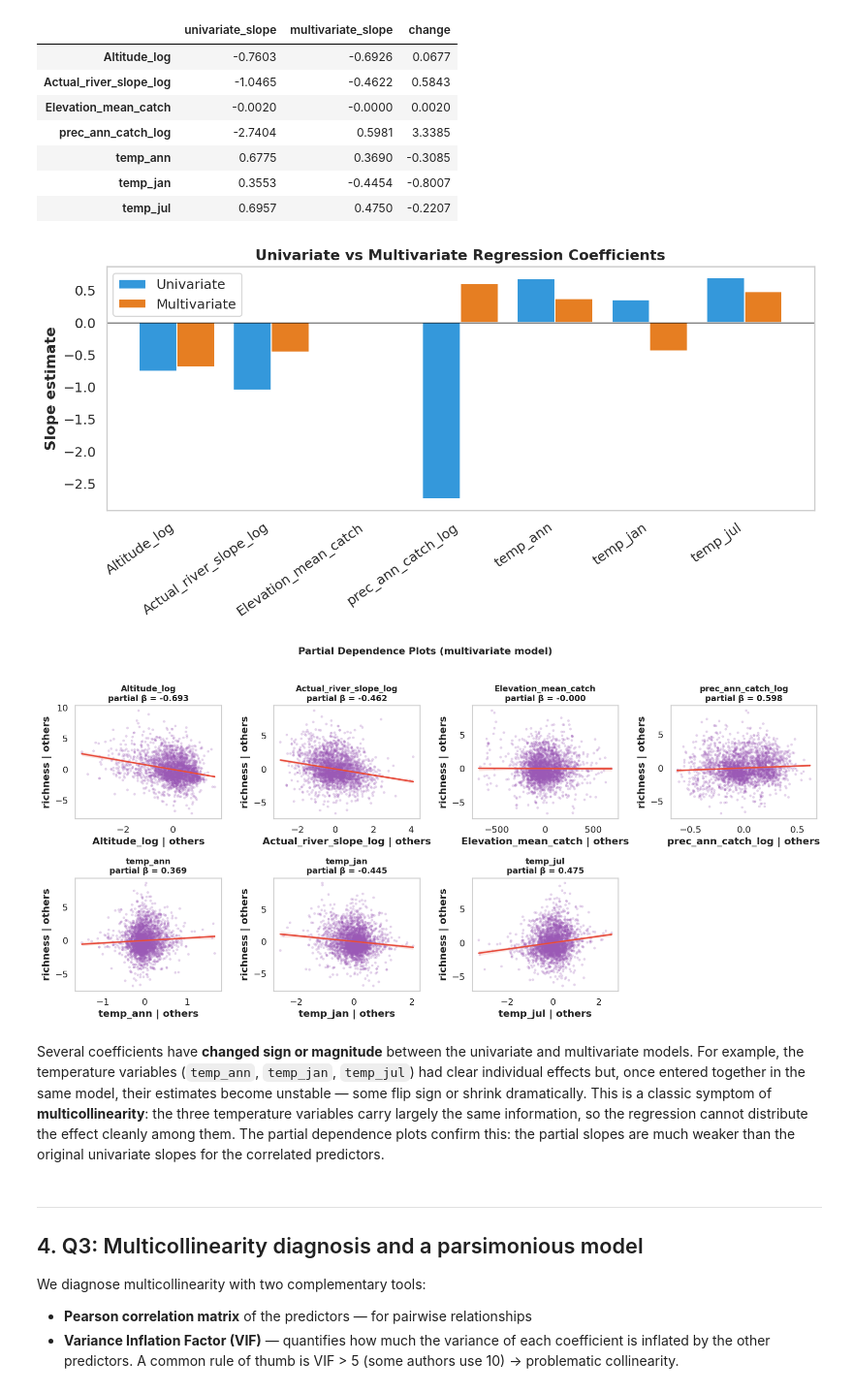
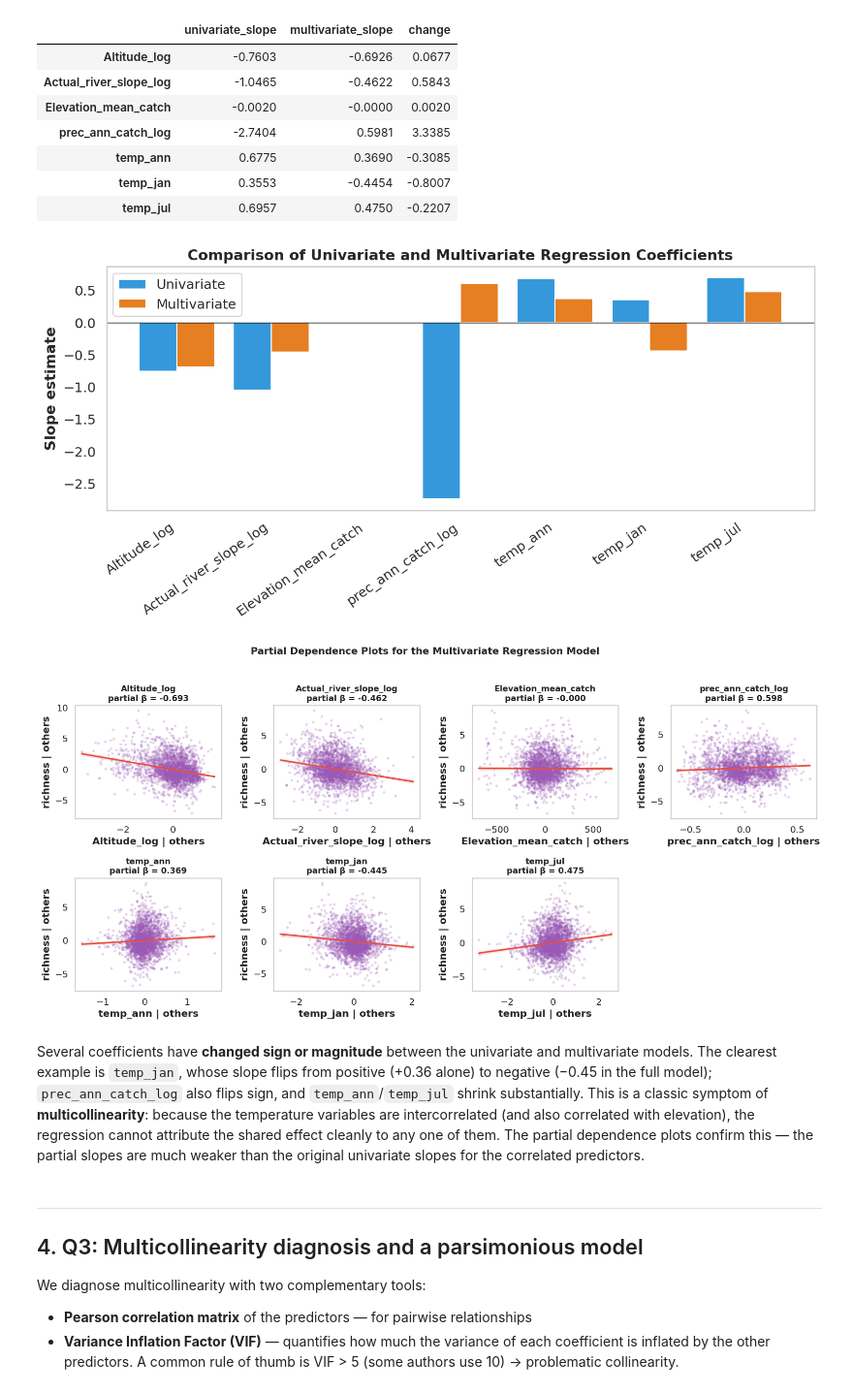
Before and after one commit to dgonzales1222/greends_avcad_exercises, a Jupyter notebook: exercise_07/avcad_ex07_dgonzales.ipynb, the cells around one changed output. Shown at 97% size. Saved outputs shown, nothing was run; the diff lists cells and outputs as text; code cells hidden in the pictures.

```diff
--- a/exercise_07/avcad_ex07_dgonzales.ipynb
+++ b/exercise_07/avcad_ex07_dgonzales.ipynb
@@ -203,24 +203,24 @@ compare
 # %%
 # @title Bar comparison of coefficients
 
 fig, ax = plt.subplots(figsize=(10, 5))
 x = np.arange(len(predictors))
 w = 0.4
 
 ax.bar(x - w/2, compare['univariate_slope'],   width=w, color='#3498db', label='Univariate')
 ax.bar(x + w/2, compare['multivariate_slope'], width=w, color='#e67e22', label='Multivariate')
 ax.axhline(0, color='black', linewidth=0.7)
 ax.set_xticks(x)
 ax.set_xticklabels(predictors, rotation=35, ha='right')
 ax.set_ylabel("Slope estimate")
-ax.set_title("Univariate vs Multivariate Regression Coefficients",
+ax.set_title("Comparison of Univariate and Multivariate Regression Coefficients",
              fontsize=13, fontweight='bold')
 ax.legend()
 ax.grid(False)
 plt.tight_layout()
 plt.show()
 # %% [output]
-[figure, old version]
+[figure, new version]
 # %%
 # @title Partial dependence (added-variable) plots
 
@@ -247,14 +247,14 @@ for i, var in enumerate(predictors):
     axes[i].grid(False)
 
 axes[-1].axis('off')
-fig.suptitle("Partial Dependence Plots (multivariate model)",
+fig.suptitle("Partial Dependence Plots for the Multivariate Regression Model",
              fontsize=13, fontweight='bold', y=1.02)
 plt.tight_layout()
 plt.show()
 # %% [output]
-[figure, old version]
+[figure, new version]
 # %% [markdown]
-Several coefficients have **changed sign or magnitude** between the univariate and multivariate models. For example, the temperature variables (`temp_ann`, `temp_jan`, `temp_jul`) had clear individual effects but, once entered together in the same model, their estimates become unstable — some flip sign or shrink dramatically. This is a classic symptom of **multicollinearity**: the three temperature variables carry largely the same information, so the regression cannot distribute the effect cleanly among them. The partial dependence plots confirm this: the partial slopes are much weaker than the original univariate slopes for the correlated predictors.
+Several coefficients have **changed sign or magnitude** between the univariate and multivariate models. The clearest example is `temp_jan`, whose slope flips from positive (+0.36 alone) to negative (−0.45 in the full model); `prec_ann_catch_log` also flips sign, and `temp_ann`/`temp_jul` shrink substantially. This is a classic symptom of **multicollinearity**: because the temperature variables are intercorrelated (and also correlated with elevation), the regression cannot attribute the shared effect cleanly to any one of them. The partial dependence plots confirm this — the partial slopes are much weaker than the original univariate slopes for the correlated predictors.
 # %% [markdown]
 ---
 ## 4. Q3: Multicollinearity diagnosis and a parsimonious model
```
Also changed, not shown: parts of 11 cells of this notebook.
